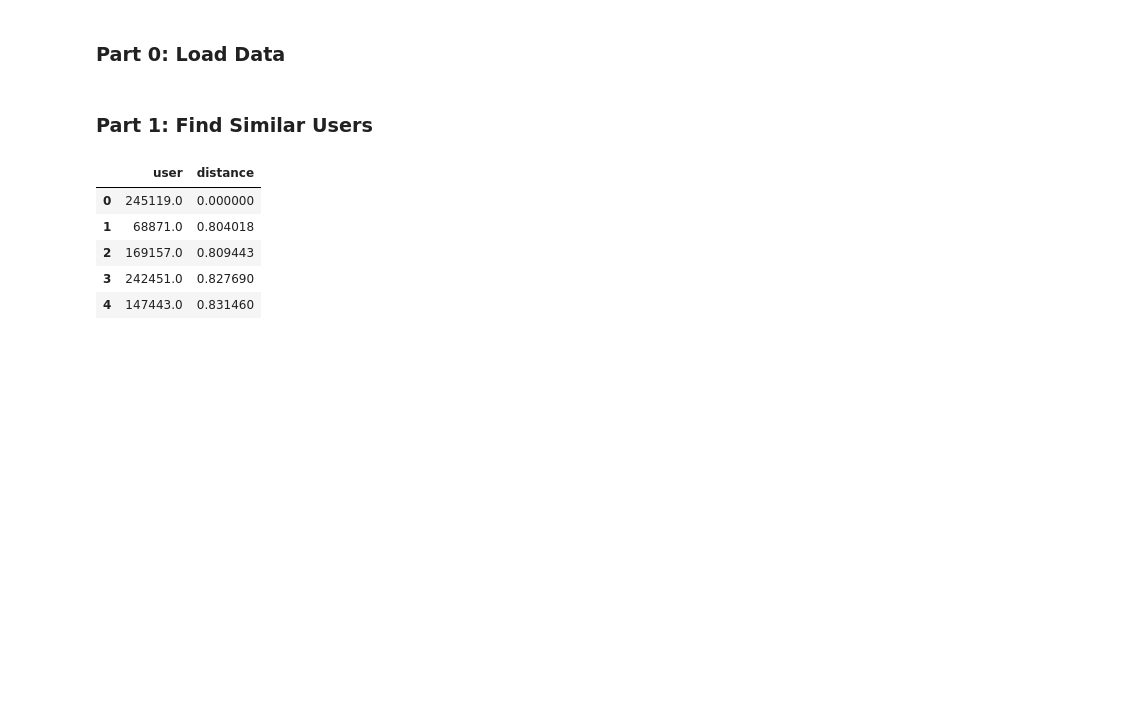
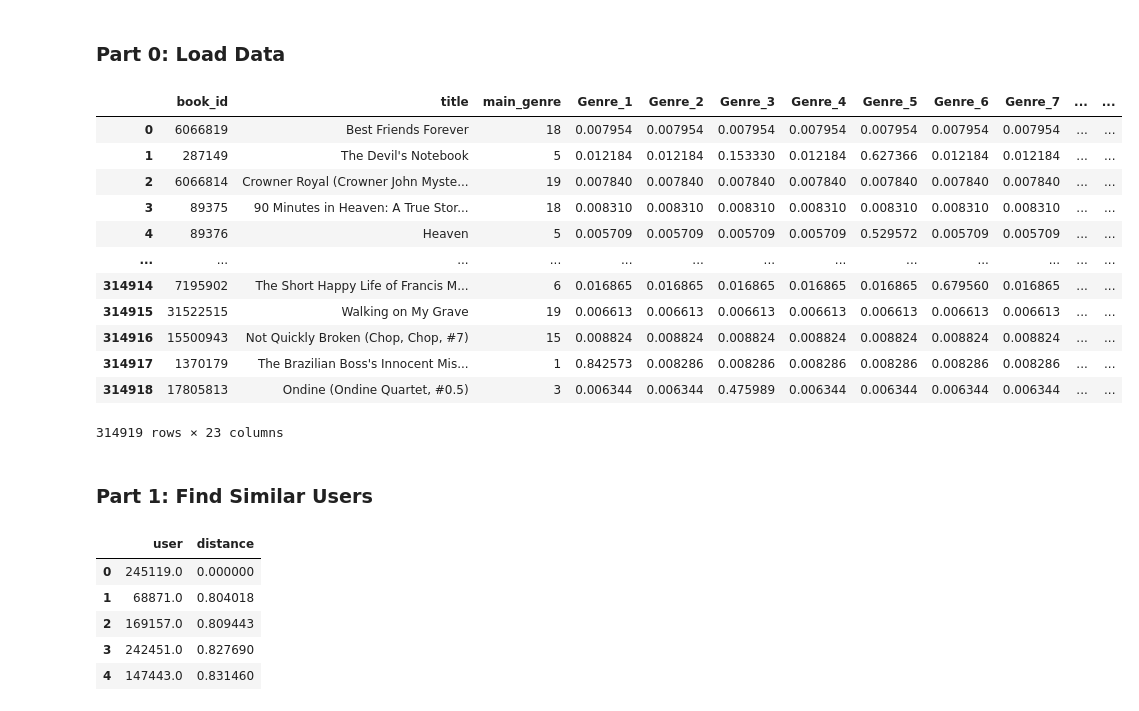
Before and after one commit to mraottth/projects, a Jupyter notebook: Goodreads Book Recommender/book_recommender.ipynb, the cells around one changed output. Drawn from its saved outputs; the diff is of its cells as text; code cells hidden in the pictures; blank space fills up the shorter version.

```diff
--- a/Goodreads Book Recommender/book_recommender.ipynb
+++ b/Goodreads Book Recommender/book_recommender.ipynb
@@ -20,6 +20,22 @@ df_inferred_genres = pd.read_csv(wd + "/data/inferred_genres.csv")
 
 # Join genres to books
 df_books = pd.merge(df_books, df_inferred_genres.drop(columns="title"), how="left", on="book_id")
+# %%
+df_inferred_genres
+# %% [output]
+|  | book_id | title | main_genre | Genre_1 | Genre_2 | Genre_3 | Genre_4 | Genre_5 | Genre_6 | Genre_7 | ... | ... |
+| 0 | 6066819 | Best Friends Forever | 18 | 0.007954 | 0.007954 | 0.007954 | 0.007954 | 0.007954 | 0.007954 | 0.007954 | ... | ... |
+| 1 | 287149 | The Devil's Notebook | 5 | 0.012184 | 0.012184 | 0.153330 | 0.012184 | 0.627366 | 0.012184 | 0.012184 | ... | ... |
+| 2 | 6066814 | Crowner Royal (Crowner John Myste... | 19 | 0.007840 | 0.007840 | 0.007840 | 0.007840 | 0.007840 | 0.007840 | 0.007840 | ... | ... |
+| 3 | 89375 | 90 Minutes in Heaven: A True Stor... | 18 | 0.008310 | 0.008310 | 0.008310 | 0.008310 | 0.008310 | 0.008310 | 0.008310 | ... | ... |
+| 4 | 89376 | Heaven | 5 | 0.005709 | 0.005709 | 0.005709 | 0.005709 | 0.529572 | 0.005709 | 0.005709 | ... | ... |
+| ... | ... | ... | ... | ... | ... | ... | ... | ... | ... | ... | ... | ... |
+| 314914 | 7195902 | The Short Happy Life of Francis M... | 6 | 0.016865 | 0.016865 | 0.016865 | 0.016865 | 0.016865 | 0.679560 | 0.016865 | ... | ... |
+| 314915 | 31522515 | Walking on My Grave | 19 | 0.006613 | 0.006613 | 0.006613 | 0.006613 | 0.006613 | 0.006613 | 0.006613 | ... | ... |
+| 314916 | 15500943 | Not Quickly Broken (Chop, Chop, #7) | 15 | 0.008824 | 0.008824 | 0.008824 | 0.008824 | 0.008824 | 0.008824 | 0.008824 | ... | ... |
+| 314917 | 1370179 | The Brazilian Boss's Innocent Mis... | 1 | 0.842573 | 0.008286 | 0.008286 | 0.008286 | 0.008286 | 0.008286 | 0.008286 | ... | ... |
+| 314918 | 17805813 | Ondine (Ondine Quartet, #0.5) | 3 | 0.006344 | 0.006344 | 0.475989 | 0.006344 | 0.006344 | 0.006344 | 0.006344 | ... | ... |
+314919 rows × 23 columns
 # %%
 # Load sparse_reviews from file
 df_reviews = sparse.load_npz(wd + "/data/user_reviews.npz")
```
Also changed, not shown: parts of 4 cells of this notebook, 2 other files.
